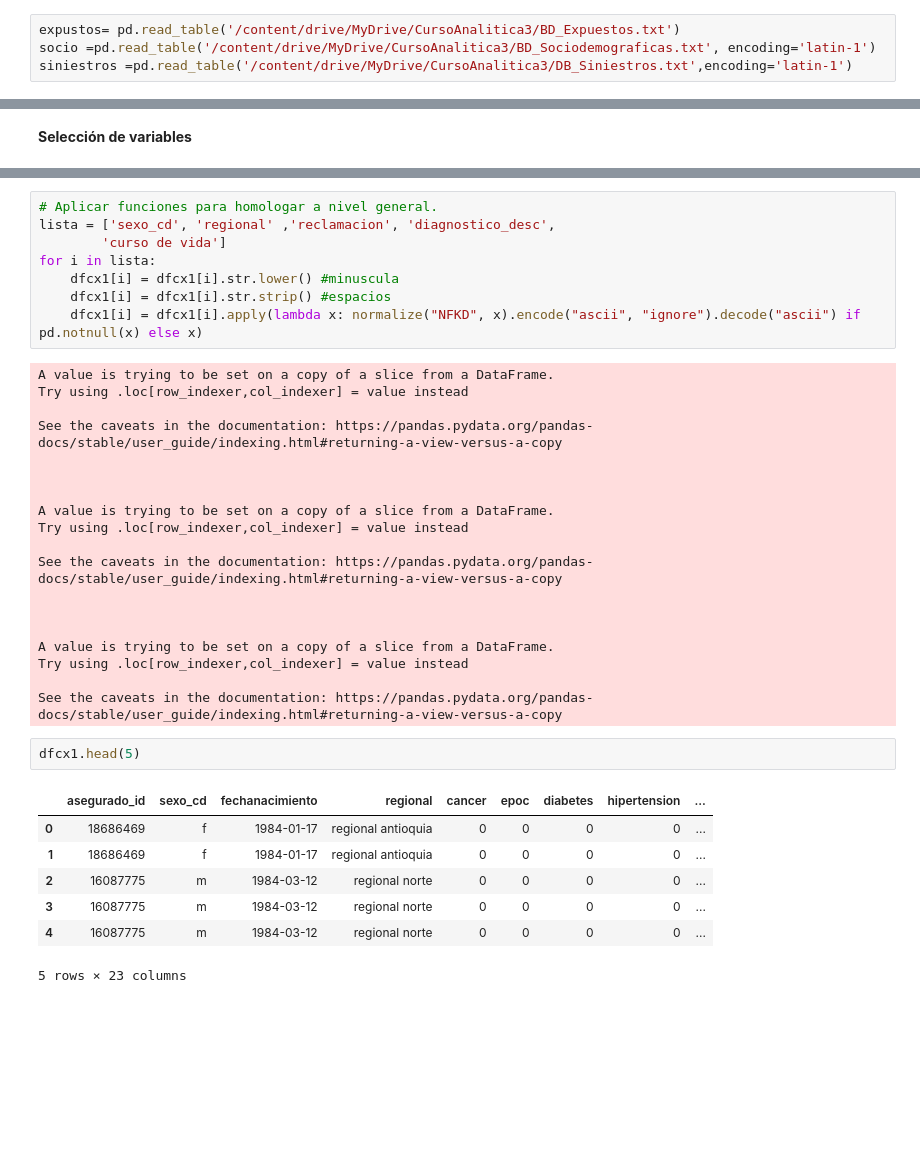
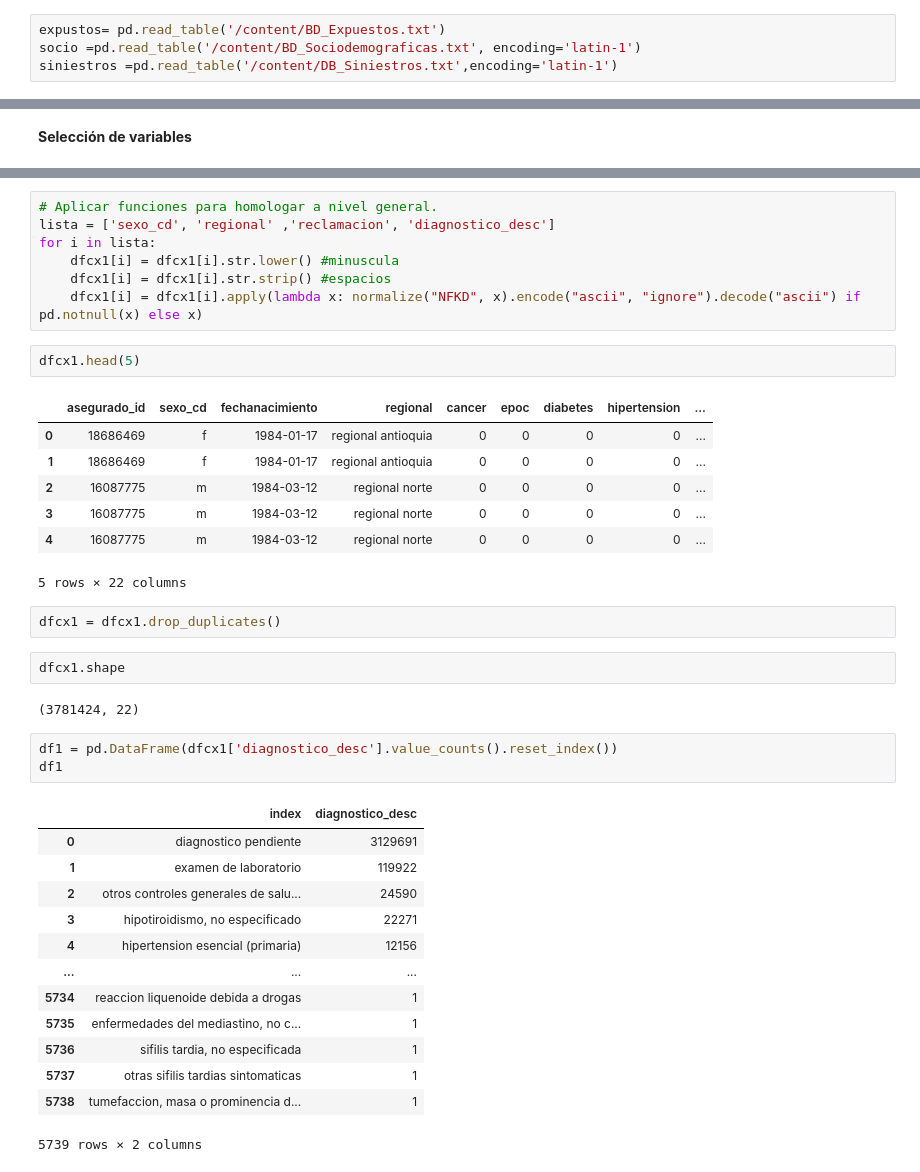
Before and after one commit to anaperez10/Analitica-lll---Finanzas, a Jupyter notebook: Analitica_3_Seguros.ipynb, the cells around one changed output, grey strips where cells are left out. Drawn from its saved outputs; the diff is of its cells as text; blank space fills up the shorter version.

```diff
--- a/Analitica_3_Seguros.ipynb
+++ b/Analitica_3_Seguros.ipynb
@@ -20,7 +33,7 @@ from plotly.subplots import make_subplots
 # %%
-expustos= pd.read_table('/content/drive/MyDrive/CursoAnalitica3/BD_Expuestos.txt')
-socio =pd.read_table('/content/drive/MyDrive/CursoAnalitica3/BD_Sociodemograficas.txt', encoding='latin-1')
-siniestros =pd.read_table('/content/drive/MyDrive/CursoAnalitica3/DB_Siniestros.txt',encoding='latin-1')
+expustos= pd.read_table('/content/BD_Expuestos.txt')
+socio =pd.read_table('/content/BD_Sociodemograficas.txt', encoding='latin-1')
+siniestros =pd.read_table('/content/DB_Siniestros.txt',encoding='latin-1')
 # %% [markdown]
 **Limpieza y transformación de datos**
 # %% [markdown]
@@ -688,30 +698,10 @@ Name: año, dtype: int64
 # %%
 # Aplicar funciones para homologar a nivel general.
-lista = ['sexo_cd', 'regional' ,'reclamacion', 'diagnostico_desc',
-        'curso de vida']
+lista = ['sexo_cd', 'regional' ,'reclamacion', 'diagnostico_desc']
 for i in lista:
     dfcx1[i] = dfcx1[i].str.lower() #minuscula
     dfcx1[i] = dfcx1[i].str.strip() #espacios
     dfcx1[i] = dfcx1[i].apply(lambda x: normalize("NFKD", x).encode("ascii", "ignore").decode("ascii") if pd.notnull(x) else x)
-# %% [output]
-A value is trying to be set on a copy of a slice from a DataFrame.
-Try using .loc[row_indexer,col_indexer] = value instead
-
-See the caveats in the documentation: https://pandas.pydata.org/pandas-docs/stable/user_guide/indexing.html#returning-a-view-versus-a-copy
-
-
-
-A value is trying to be set on a copy of a slice from a DataFrame.
-Try using .loc[row_indexer,col_indexer] = value instead
-
-See the caveats in the documentation: https://pandas.pydata.org/pandas-docs/stable/user_guide/indexing.html#returning-a-view-versus-a-copy
-
-
-
-A value is trying to be set on a copy of a slice from a DataFrame.
-Try using .loc[row_indexer,col_indexer] = value instead
-
-See the caveats in the documentation: https://pandas.pydata.org/pandas-docs/stable/user_guide/indexing.html#returning-a-view-versus-a-copy
 # %%
 dfcx1.head(5)
 # %% [output]
@@ -721,4 +711,27 @@ dfcx1.head(5)
 | 2 | 16087775 | m | 1984-03-12 | regional norte | 0 | 0 | 0 | 0 | ... |
 | 3 | 16087775 | m | 1984-03-12 | regional norte | 0 | 0 | 0 | 0 | ... |
 | 4 | 16087775 | m | 1984-03-12 | regional norte | 0 | 0 | 0 | 0 | ... |
-5 rows × 23 columns
+5 rows × 22 columns
+# %%
+dfcx1 = dfcx1.drop_duplicates()
+# %%
+dfcx1.shape
+# %% [output]
+(3781424, 22)
+# %%
+df1 = pd.DataFrame(dfcx1['diagnostico_desc'].value_counts().reset_index())
+df1
+# %% [output]
+|  | index | diagnostico_desc |
+| 0 | diagnostico pendiente | 3129691 |
+| 1 | examen de laboratorio | 119922 |
+| 2 | otros controles generales de salu... | 24590 |
+| 3 | hipotiroidismo, no especificado | 22271 |
+| 4 | hipertension esencial (primaria) | 12156 |
+| ... | ... | ... |
+| 5734 | reaccion liquenoide debida a drogas | 1 |
+| 5735 | enfermedades del mediastino, no c... | 1 |
+| 5736 | sifilis tardia, no especificada | 1 |
+| 5737 | otras sifilis tardias sintomaticas | 1 |
+| 5738 | tumefaccion, masa o prominencia d... | 1 |
+5739 rows × 2 columns
```
Also changed, not shown: parts of 39 cells of this notebook.
